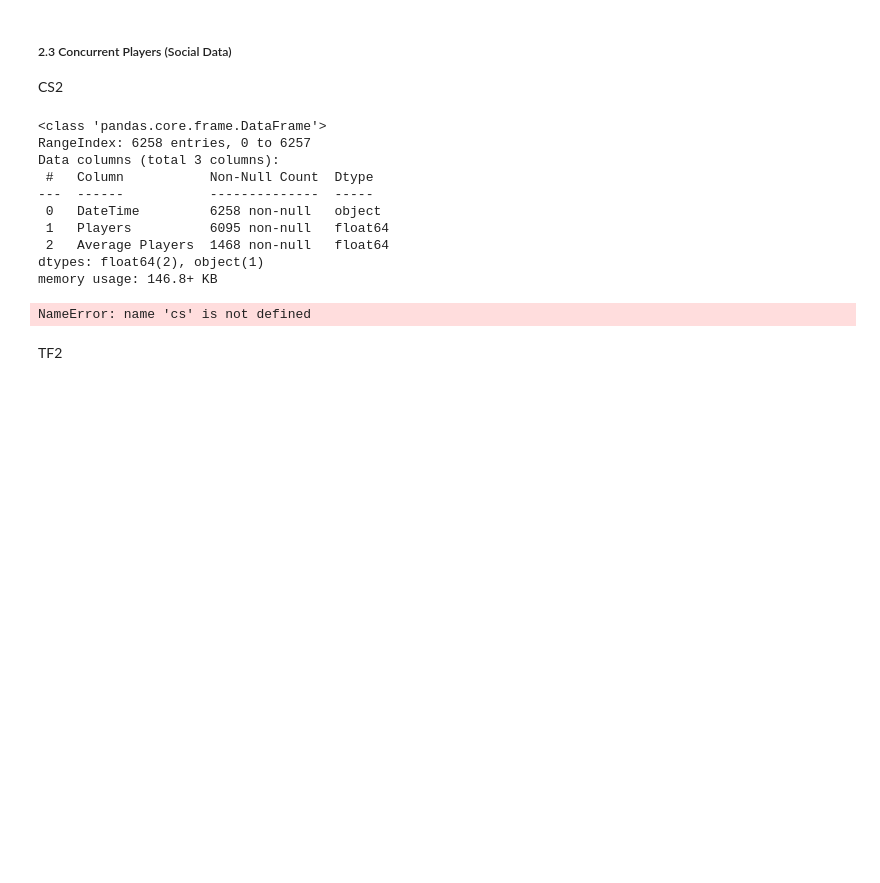
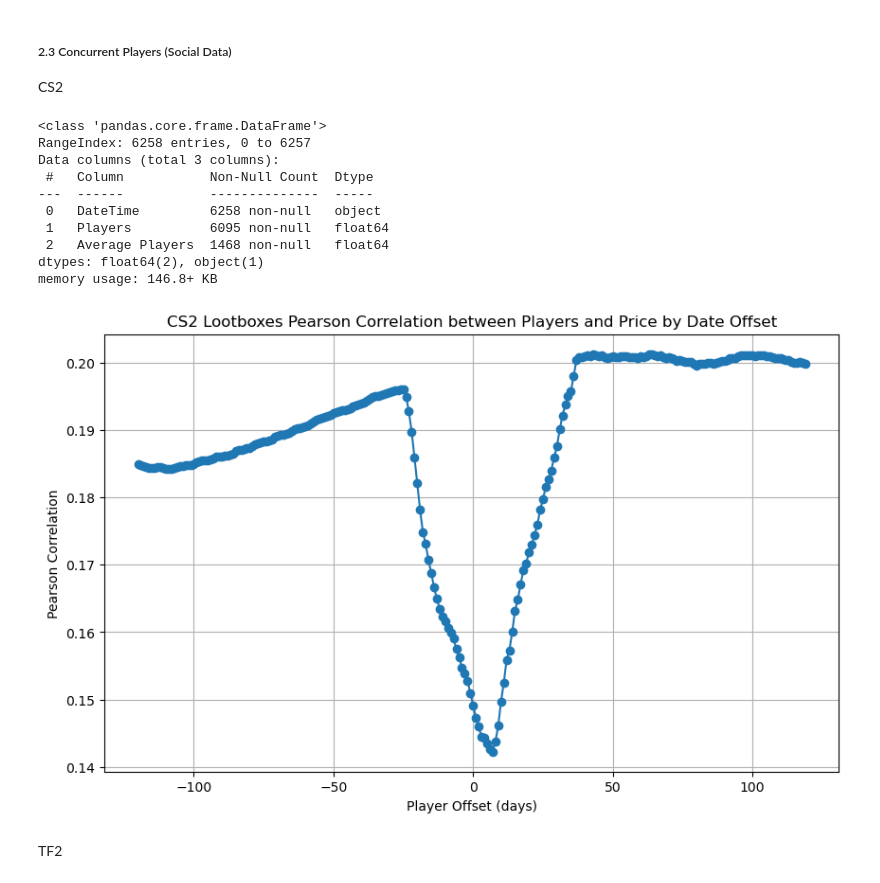
Before and after one commit to aalichao/CMPE255, a Jupyter notebook: Project.ipynb, the cells around one changed output. Saved outputs shown, nothing was run; the diff lists cells and outputs as text; code cells hidden in the pictures; blank space fills up the shorter version.

```diff
--- a/Project.ipynb
+++ b/Project.ipynb
@@ -400,7 +398,9 @@ cs_players = pd.read_csv('./PlayerCount/cs2playercount.csv')
 cs_players.info()
 
 # Filter the tf dataset for a specific item
-item_name = "Mann Co. Supply Crate Series #57"
+# item_name = 'Fracture Case'
+
+# cs_filtered = cs[cs['Item Name'] == item_name]
 
 cases = [
         'CS:GO Weapon Case',
@@ -446,12 +446,10 @@ cases = [
           'Gallery Case',
           ]
 
-cs_filtered = cs[cs['Item Name'] in cases]
+cs_filtered = cs[cs['Item Name'].isin(cases)]
 
 # print(tf_filtered)
 
-# Filter the tf dataset for items containing "Mann Co. Supply Crate Series" in their name
-# tf_filtered = tf[tf['Item Name'].str.contains("Mann Co. Supply Crate Series", case=False, na=False)]
 
 
 correlations = []
@@ -479,36 +477,36 @@ for offset in range(-120, 120):
     merged_df.dropna(subset=['Players', 'Price'], inplace=True)
 
     # Check if there are enough data points
     if merged_df.shape[0] < 2:
         print(f"Offset: {offset}, Not enough data points for correlation.")
         continue  # Skip to the next iteration if not enough data
 
     corr_players_price, _ = pearsonr(merged_df['Players'], merged_df['Price'])
 
     correlations.append((offset, corr_players_price))
 
 correlations_df = pd.DataFrame(correlations, columns=['Offset', 'Correlation'])
 
 # Plot the correlation results
 plt.figure(figsize=(10, 6))
 plt.plot(correlations_df['Offset'], correlations_df['Correlation'], marker='o', linestyle='-')
 plt.xlabel('Player Offset (days)')
-plt.ylabel('Pearson Correlation (Players vs Price)')
-plt.title('Pearson Correlation between Players and Price by Date Offset')
+plt.ylabel('Pearson Correlation')
+plt.title('CS2 Lootboxes Pearson Correlation between Players and Price by Date Offset')
 plt.grid(True)
 plt.show()
 # %% [output]
 <class 'pandas.core.frame.DataFrame'>
 RangeIndex: 6258 entries, 0 to 6257
 Data columns (total 3 columns):
  #   Column           Non-Null Count  Dtype
 ---  ------           --------------  -----
  0   DateTime         6258 non-null   object
  1   Players          6095 non-null   float64
  2   Average Players  1468 non-null   float64
 dtypes: float64(2), object(1)
 memory usage: 146.8+ KB
-NameError: name 'cs' is not defined
+[figure, added]
 # %% [markdown]
 TF2
 # %%
```
Also changed, not shown: parts of 7 cells of this notebook.
